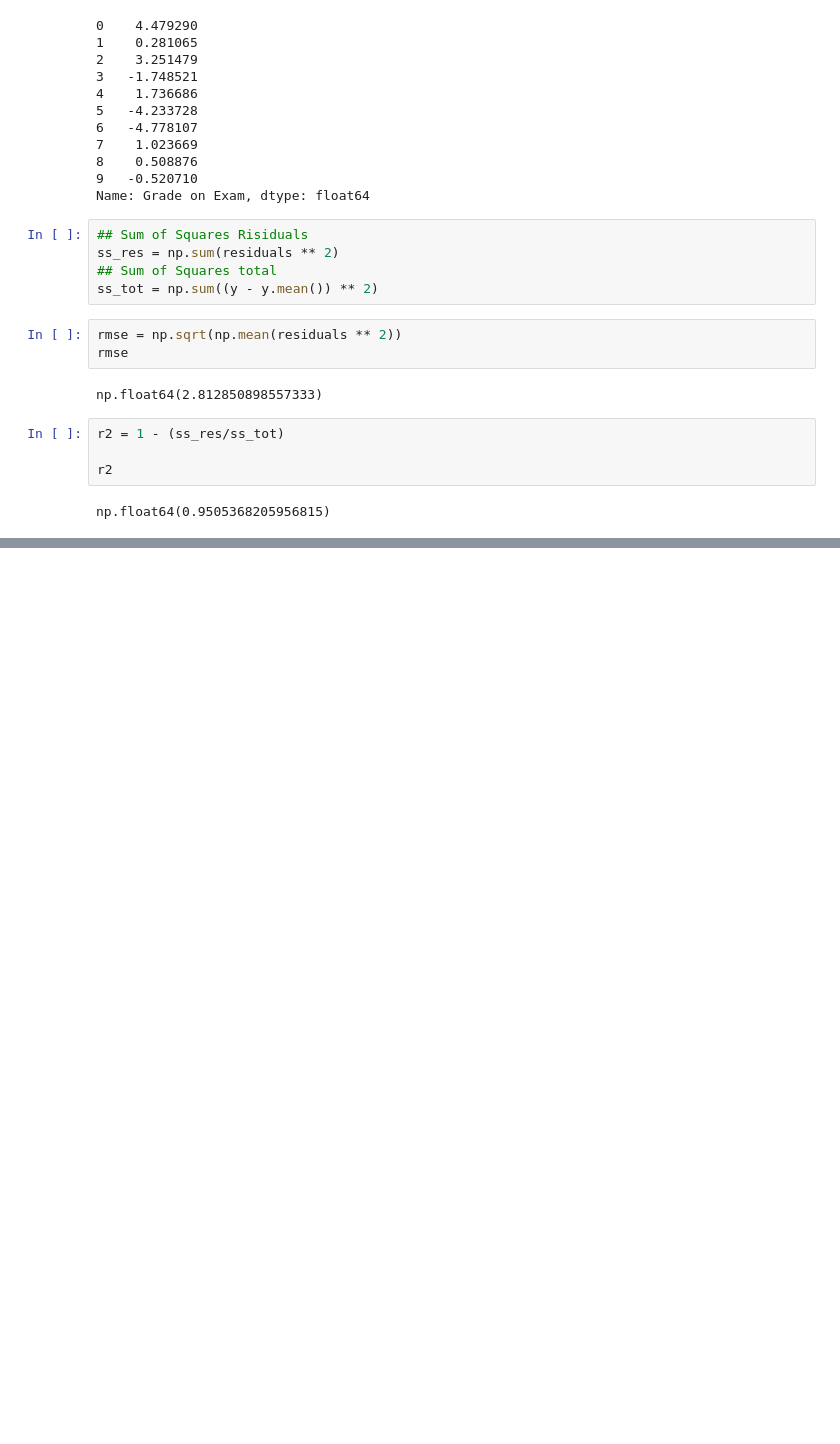
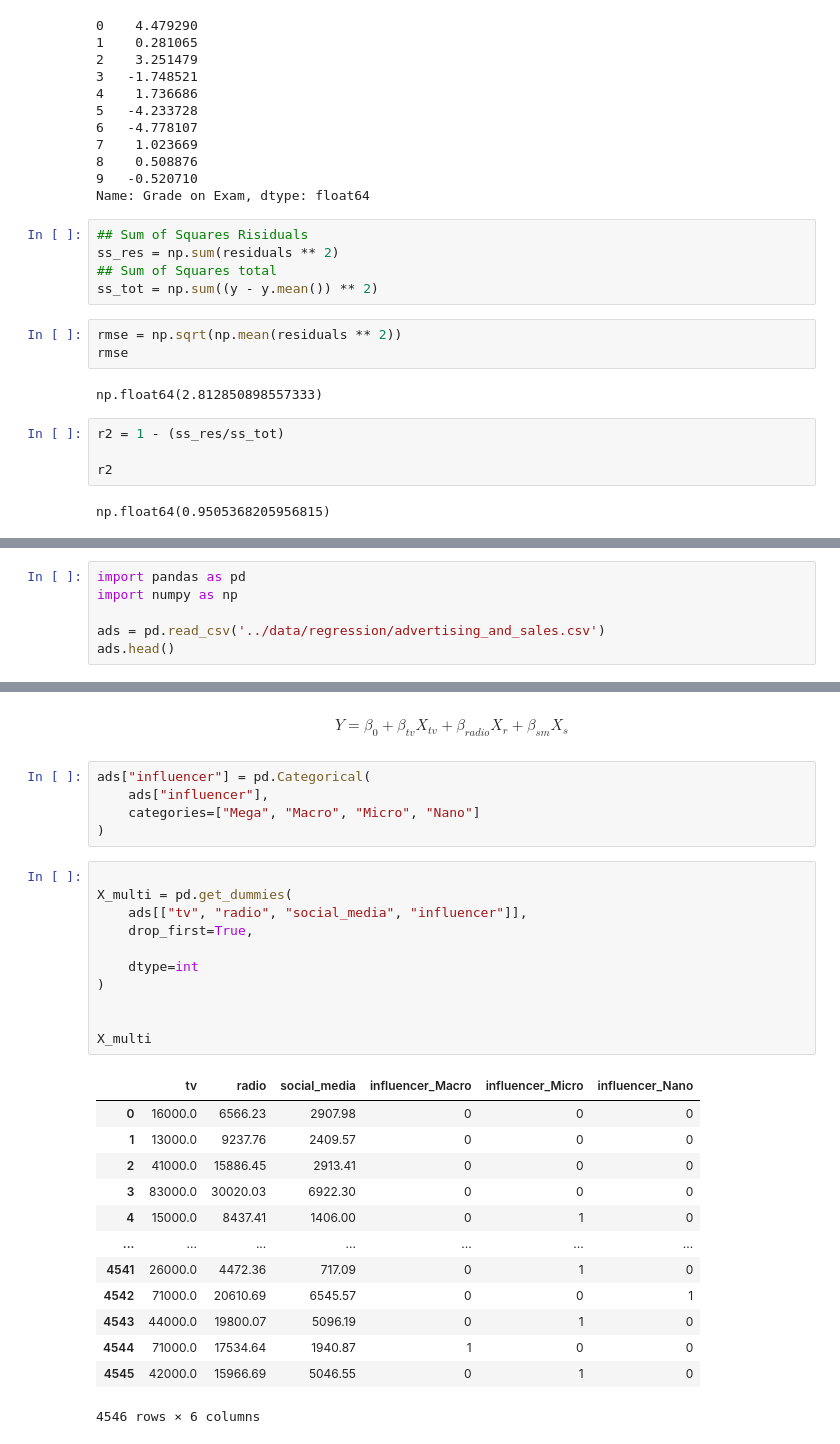
Before and after one commit to hovhannisyan91/aca, a Jupyter notebook: lab/python/notebooks/session_12_2_linear_regression.ipynb, the cells around one changed output, grey strips where cells are left out. Drawn from its saved outputs; the diff is of its cells as text; blank space fills up the shorter version.

```diff
--- a/lab/python/notebooks/session_12_2_linear_regression.ipynb
+++ b/lab/python/notebooks/session_12_2_linear_regression.ipynb
@@ -90,0 +86,6 @@ root_mean_squared_error(y,y_hat)
+# %%
+import pandas as pd
+import numpy as np
+
+ads = pd.read_csv('../data/regression/advertising_and_sales.csv')
+ads.head()
@@ -90,0 +197,32 @@ root_mean_squared_error(y,y_hat)
+# %% [markdown]
+$$Y = \beta_0 + \beta_{tv} X_{tv} + \beta_{radio} X_r + \beta_{sm} X_s$$
+# %%
+ads["influencer"] = pd.Categorical(
+    ads["influencer"],
+    categories=["Mega", "Macro", "Micro", "Nano"]
+)
+# %%
+
+X_multi = pd.get_dummies(
+    ads[["tv", "radio", "social_media", "influencer"]],
+    drop_first=True,
+
+    dtype=int
+)
+
+
+X_multi
+# %% [output]
+|  | tv | radio | social_media | influencer_Macro | influencer_Micro | influencer_Nano |
+| 0 | 16000.0 | 6566.23 | 2907.98 | 0 | 0 | 0 |
+| 1 | 13000.0 | 9237.76 | 2409.57 | 0 | 0 | 0 |
+| 2 | 41000.0 | 15886.45 | 2913.41 | 0 | 0 | 0 |
+| 3 | 83000.0 | 30020.03 | 6922.30 | 0 | 0 | 0 |
+| 4 | 15000.0 | 8437.41 | 1406.00 | 0 | 1 | 0 |
+| ... | ... | ... | ... | ... | ... | ... |
+| 4541 | 26000.0 | 4472.36 | 717.09 | 0 | 1 | 0 |
+| 4542 | 71000.0 | 20610.69 | 6545.57 | 0 | 0 | 1 |
+| 4543 | 44000.0 | 19800.07 | 5096.19 | 0 | 1 | 0 |
+| 4544 | 71000.0 | 17534.64 | 1940.87 | 1 | 0 | 0 |
+| 4545 | 42000.0 | 15966.69 | 5046.55 | 0 | 1 | 0 |
+4546 rows × 6 columns
```
Also changed, not shown: parts of 27 cells of this notebook.
